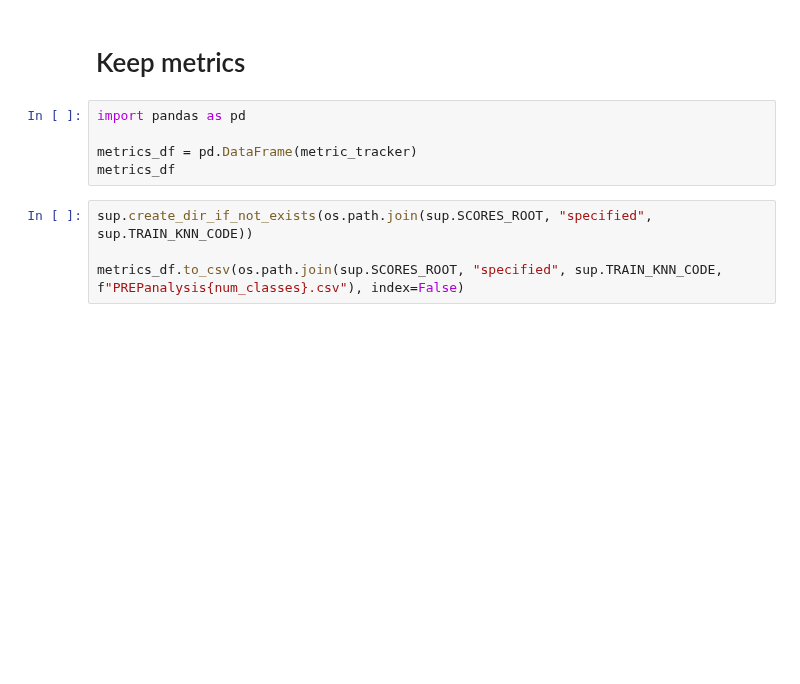
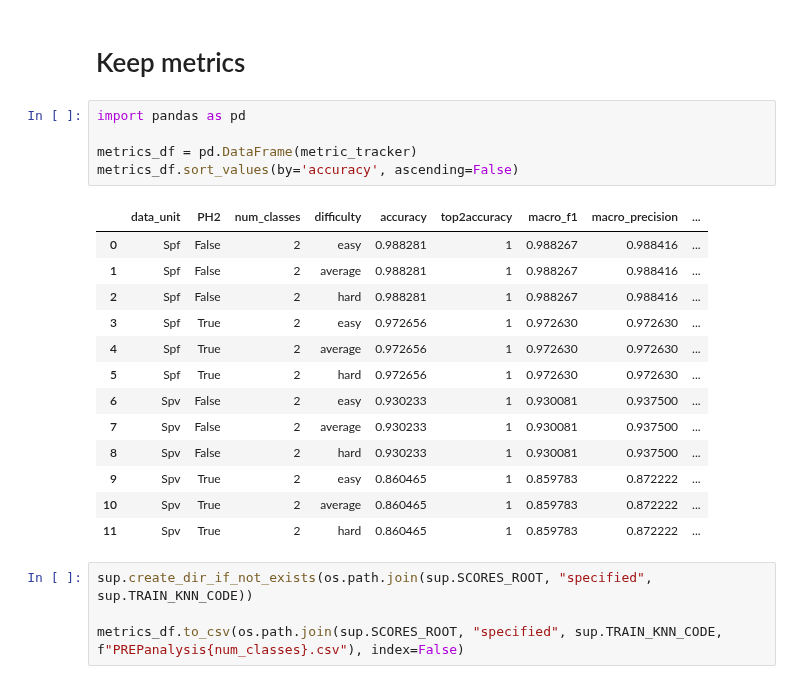
Before and after one commit to dasantac/TOG, a Jupyter notebook: src/TRAIN/architecture/KNN/PREPexplore.ipynb, the cells around one changed output. Cells and saved outputs as stored; diff of their text form; blank space fills up the shorter version.

Commit message:
PREP explore and analysis for two classes, both KNN and BERT, low epochs

```diff
--- a/src/TRAIN/architecture/KNN/PREPexplore.ipynb
+++ b/src/TRAIN/architecture/KNN/PREPexplore.ipynb
@@ -116,8 +148,22 @@ gc.collect()
 # %%
 import pandas as pd
 
 metrics_df = pd.DataFrame(metric_tracker)
-metrics_df
+metrics_df.sort_values(by='accuracy', ascending=False)
+# %% [output]
+|  | data_unit | PH2 | num_classes | difficulty | accuracy | top2accuracy | macro_f1 | macro_precision | ... |
+| 0 | Spf | False | 2 | easy | 0.988281 | 1 | 0.988267 | 0.988416 | ... |
+| 1 | Spf | False | 2 | average | 0.988281 | 1 | 0.988267 | 0.988416 | ... |
+| 2 | Spf | False | 2 | hard | 0.988281 | 1 | 0.988267 | 0.988416 | ... |
+| 3 | Spf | True | 2 | easy | 0.972656 | 1 | 0.972630 | 0.972630 | ... |
+| 4 | Spf | True | 2 | average | 0.972656 | 1 | 0.972630 | 0.972630 | ... |
+| 5 | Spf | True | 2 | hard | 0.972656 | 1 | 0.972630 | 0.972630 | ... |
+| 6 | Spv | False | 2 | easy | 0.930233 | 1 | 0.930081 | 0.937500 | ... |
+| 7 | Spv | False | 2 | average | 0.930233 | 1 | 0.930081 | 0.937500 | ... |
+| 8 | Spv | False | 2 | hard | 0.930233 | 1 | 0.930081 | 0.937500 | ... |
+| 9 | Spv | True | 2 | easy | 0.860465 | 1 | 0.859783 | 0.872222 | ... |
+| 10 | Spv | True | 2 | average | 0.860465 | 1 | 0.859783 | 0.872222 | ... |
+| 11 | Spv | True | 2 | hard | 0.860465 | 1 | 0.859783 | 0.872222 | ... |
 # %%
 sup.create_dir_if_not_exists(os.path.join(sup.SCORES_ROOT, "specified", sup.TRAIN_KNN_CODE))
 
```
Also changed, not shown: parts of 4 cells of this notebook, 4 other files.
